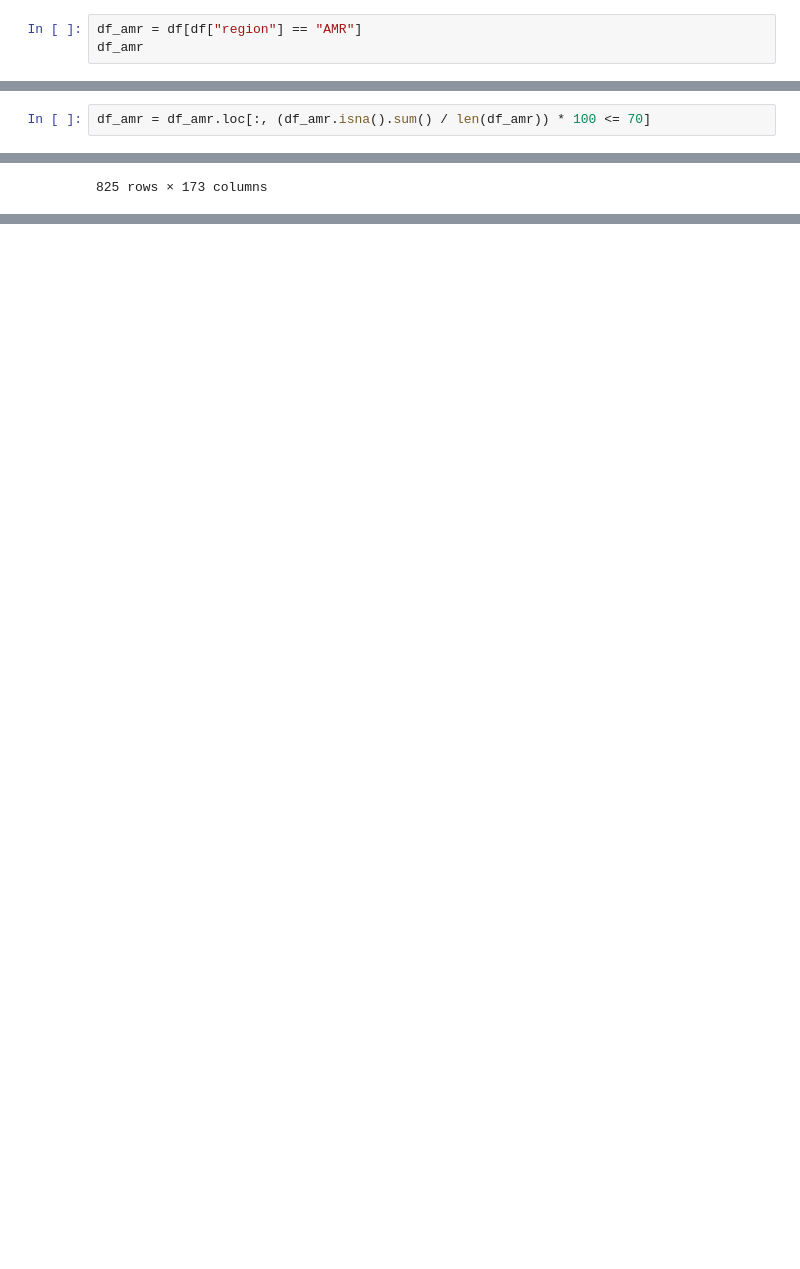
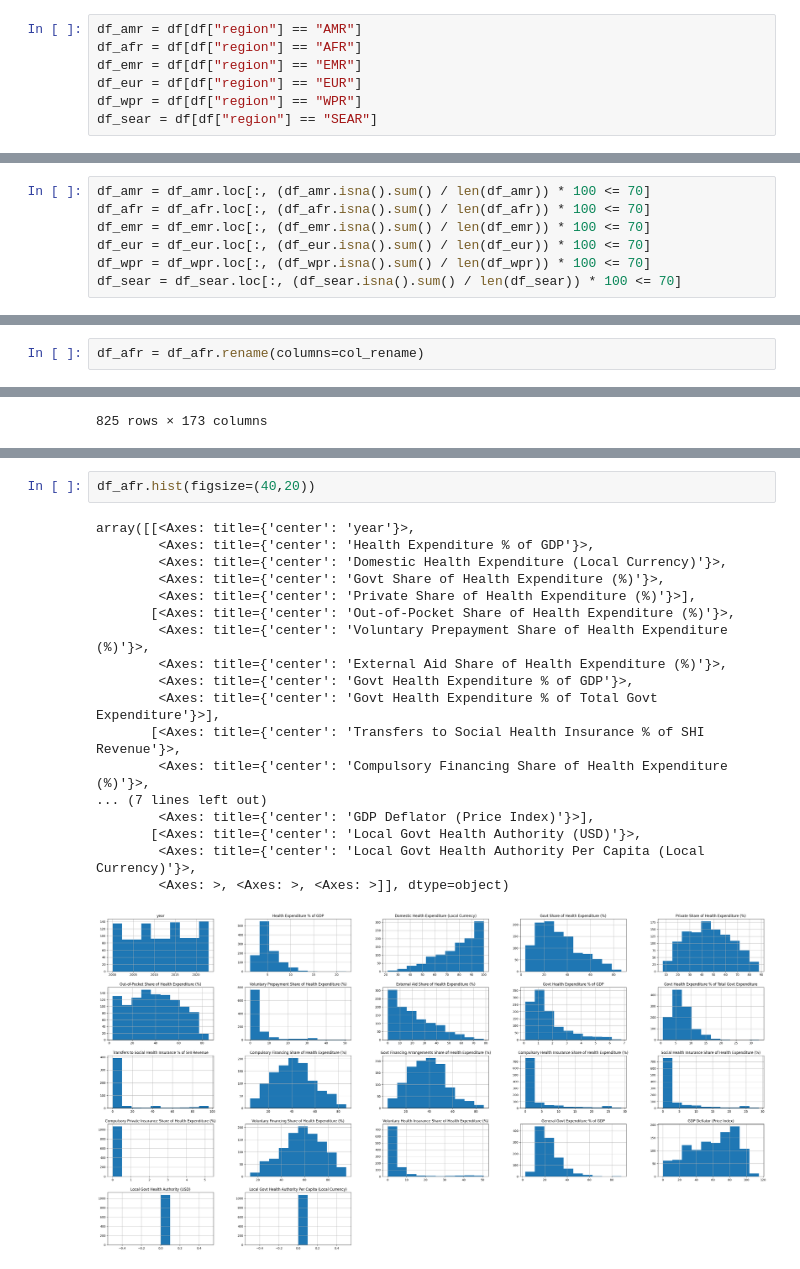
Before and after one commit to Anvith11/Healthcare_DSDG, a Jupyter notebook: eda.ipynb, the cells around one changed output, grey strips where cells are left out. Saved outputs shown, nothing was run; the diff lists cells and outputs as text; blank space fills up the shorter version.

Commit message:
visualization done

```diff
--- a/eda.ipynb
+++ b/eda.ipynb
@@ -72,4 +73,8 @@ df["region"].dropna().unique().tolist()
 ['AFR', 'AMR', 'EMR', 'EUR', 'SEAR', 'WPR']
 # %%
 df_amr = df[df["region"] == "AMR"]
-df_amr
+df_afr = df[df["region"] == "AFR"]
+df_emr = df[df["region"] == "EMR"]
+df_eur = df[df["region"] == "EUR"]
+df_wpr = df[df["region"] == "WPR"]
+df_sear = df[df["region"] == "SEAR"]
@@ -90,5 +81,10 @@ df_amr
 # %%
 df_amr = df_amr.loc[:, (df_amr.isna().sum() / len(df_amr)) * 100 <= 70]
+df_afr = df_afr.loc[:, (df_afr.isna().sum() / len(df_afr)) * 100 <= 70]
+df_emr = df_emr.loc[:, (df_emr.isna().sum() / len(df_emr)) * 100 <= 70]
+df_eur = df_eur.loc[:, (df_eur.isna().sum() / len(df_eur)) * 100 <= 70]
+df_wpr = df_wpr.loc[:, (df_wpr.isna().sum() / len(df_wpr)) * 100 <= 70]
+df_sear = df_sear.loc[:, (df_sear.isna().sum() / len(df_sear)) * 100 <= 70]
 # %%
 df_amr.shape
 # %% [output]
@@ -308,0 +323,2 @@ df_amr= df_amr.rename(columns=col_rename)
+# %%
+df_afr = df_afr.rename(columns=col_rename)
@@ -324,0 +675,21 @@ df_amr
+# %%
+df_afr.hist(figsize=(40,20))
+# %% [output]
+array([[<Axes: title={'center': 'year'}>,
+        <Axes: title={'center': 'Health Expenditure % of GDP'}>,
+        <Axes: title={'center': 'Domestic Health Expenditure (Local Currency)'}>,
+        <Axes: title={'center': 'Govt Share of Health Expenditure (%)'}>,
+        <Axes: title={'center': 'Private Share of Health Expenditure (%)'}>],
+       [<Axes: title={'center': 'Out-of-Pocket Share of Health Expenditure (%)'}>,
+        <Axes: title={'center': 'Voluntary Prepayment Share of Health Expenditure (%)'}>,
+        <Axes: title={'center': 'External Aid Share of Health Expenditure (%)'}>,
+        <Axes: title={'center': 'Govt Health Expenditure % of GDP'}>,
+        <Axes: title={'center': 'Govt Health Expenditure % of Total Govt Expenditure'}>],
+       [<Axes: title={'center': 'Transfers to Social Health Insurance % of SHI Revenue'}>,
+        <Axes: title={'center': 'Compulsory Financing Share of Health Expenditure (%)'}>,
+... (7 lines left out)
+        <Axes: title={'center': 'GDP Deflator (Price Index)'}>],
+       [<Axes: title={'center': 'Local Govt Health Authority (USD)'}>,
+        <Axes: title={'center': 'Local Govt Health Authority Per Capita (Local Currency)'}>,
+        <Axes: >, <Axes: >, <Axes: >]], dtype=object)
+[figure, added]
```
Also changed, not shown: parts of 50 cells of this notebook.
